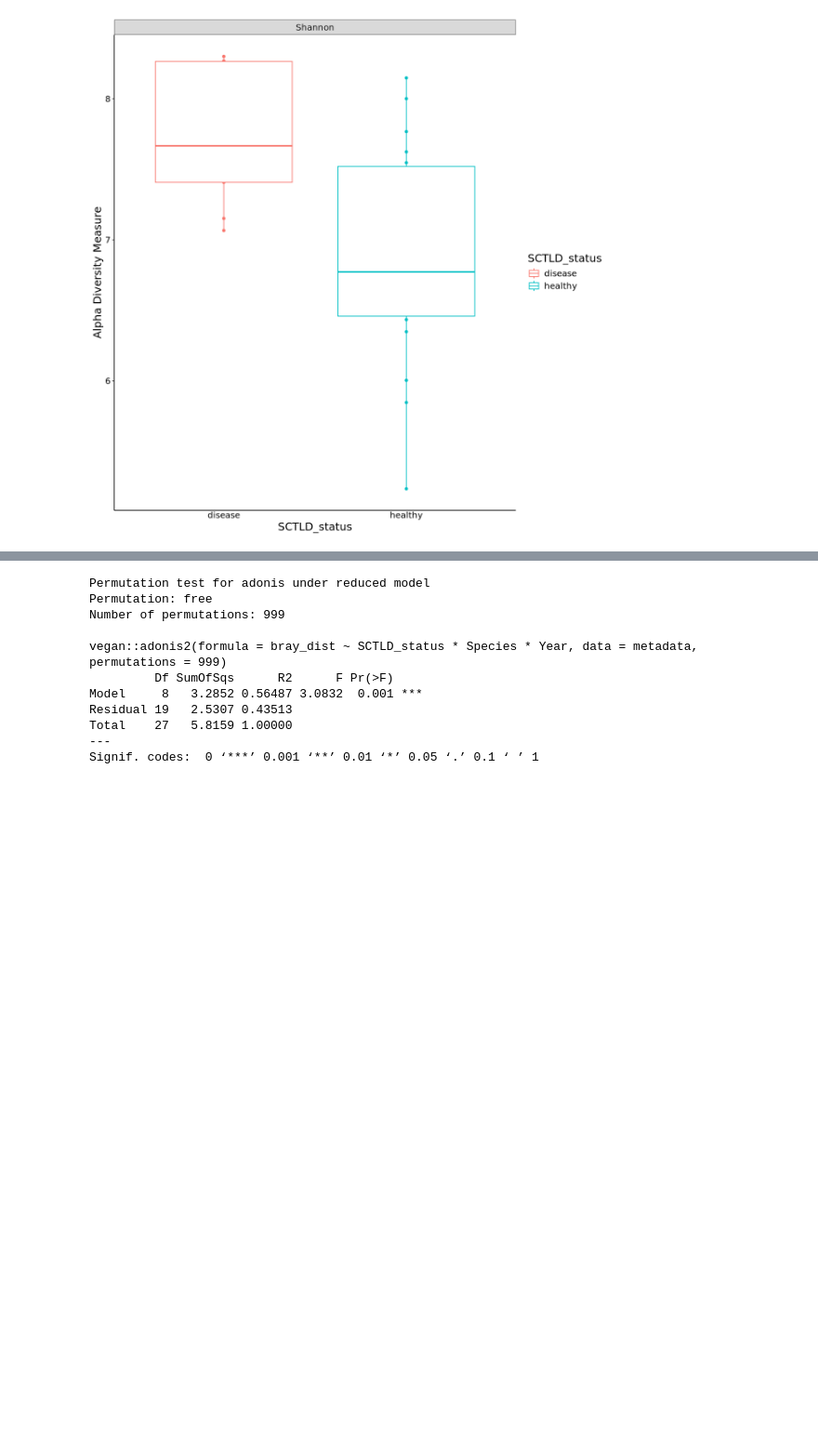
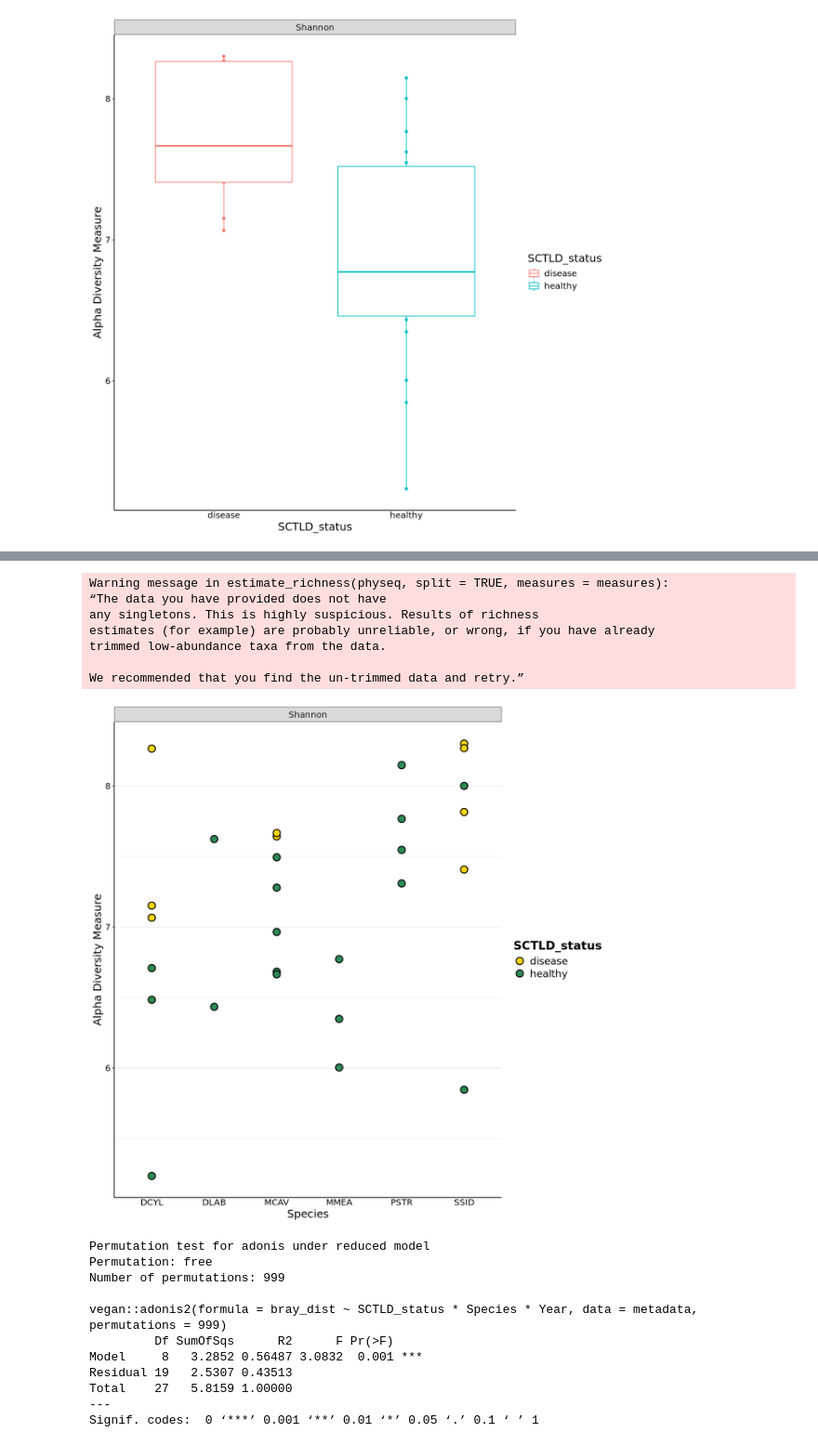
Before and after one commit to nikeaulrich/DR_SCTLD, a Jupyter notebook: DR_phyloseq.ipynb, the cells around one changed output, grey strips where cells are left out. Shown at 93% size. Cells and saved outputs as stored; diff of their text form; code cells hidden in the pictures; blank space fills up the shorter version.

```diff
--- a/DR_phyloseq.ipynb
+++ b/DR_phyloseq.ipynb
@@ -438,3 +469,32 @@ ggsave(filename = "shannon_richness_species.png", plot = rich_species,
       height = 10,
       units = "in",
       dpi = 300)
+# %%
+#outline in black
+rich_species1 <- plot_richness(DR_all, x="Species", measures=c("Shannon"))
+
+rich_species1$layers <- list()
+
+richspecies1 <- rich_species1 + geom_point(aes(fill = SCTLD_status), color = "black", shape = 21, size = 4, stroke = 1)+
+scale_fill_manual("SCTLD_status", values = c(rich_colors)) +
+theme_bw()+
+ theme(legend.position = "right",
+    panel.border = element_blank(),
+    panel.grid.major.x = element_blank(),
+    panel.grid.minor.x = element_blank(),
+    axis.ticks.x = element_blank(),
+    axis.line = element_line(color = "black"),
+    axis.text = element_text(color = "black"),
+    legend.title = element_text(size = 16, face = "bold"),
+    legend.text = element_text(size = 14),
+    text = element_text(size = 15))
+richspecies1
+# %% [output]
+Warning message in estimate_richness(physeq, split = TRUE, measures = measures):
+“The data you have provided does not have
+any singletons. This is highly suspicious. Results of richness
+estimates (for example) are probably unreliable, or wrong, if you have already
+trimmed low-abundance taxa from the data.
+
+We recommended that you find the un-trimmed data and retry.”
+[figure, added]
```
Also changed, not shown: parts of 10 cells of this notebook, 2 other files.
